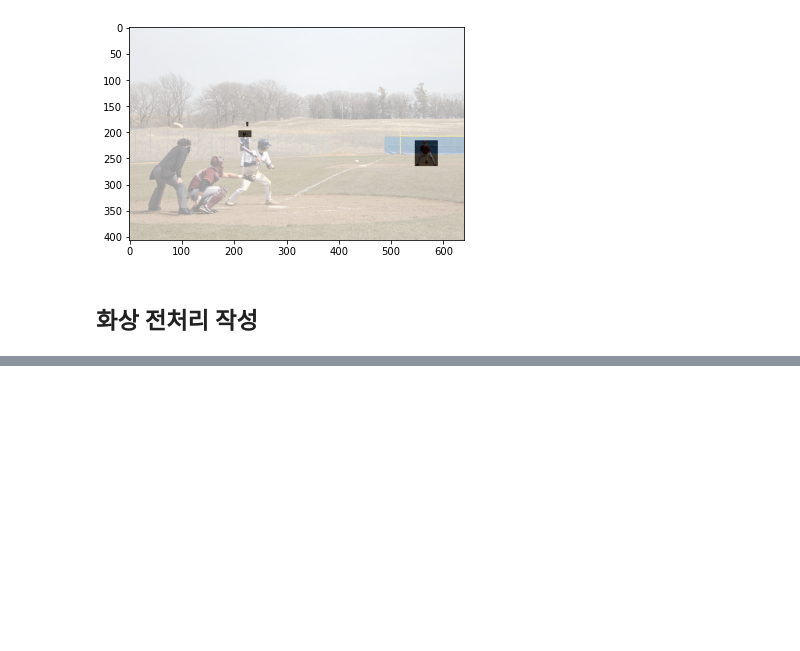
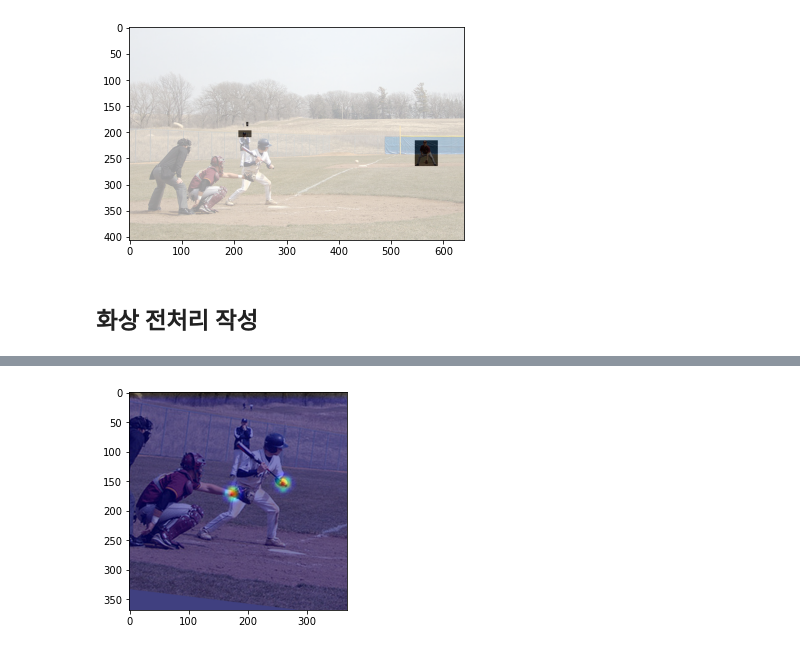
Before and after one commit to George-Polya/pytorch-advacned, a Jupyter notebook: 4_pose_estimation/DataLoader.ipynb, the cells around one changed output, grey strips where cells are left out. Saved outputs shown, nothing was run; the diff lists cells and outputs as text; code cells hidden in the pictures; blank space fills up the shorter version.

```diff
--- a/4_pose_estimation/DataLoader.ipynb
+++ b/4_pose_estimation/DataLoader.ipynb
@@ -162,0 +196,14 @@ Clipping input data to the valid range for imshow with RGB data ([0..1] for floa
+# %%
+# 왼쪽 손목
+heat_map = heatmaps[:,:,7]
+heat_map = Image.fromarray(np.uint8(cm.jet(heat_map)* 255))
+heat_map = np.asarray(heat_map.convert("RGB"))
+heat_map = cv2.resize(
+    heat_map, (img.shape[1], img.shape[0]), interpolation=cv2.INTER_CUBIC
+)
+
+blend_img = cv2.addWeighted(img, 0.5, heat_map, 0.5, 0)
+plt.imshow(blend_img)
+plt.show()
+# %% [output]
+[figure, added]
```
Also changed, not shown: parts of 9 cells of this notebook, 1 other file.
